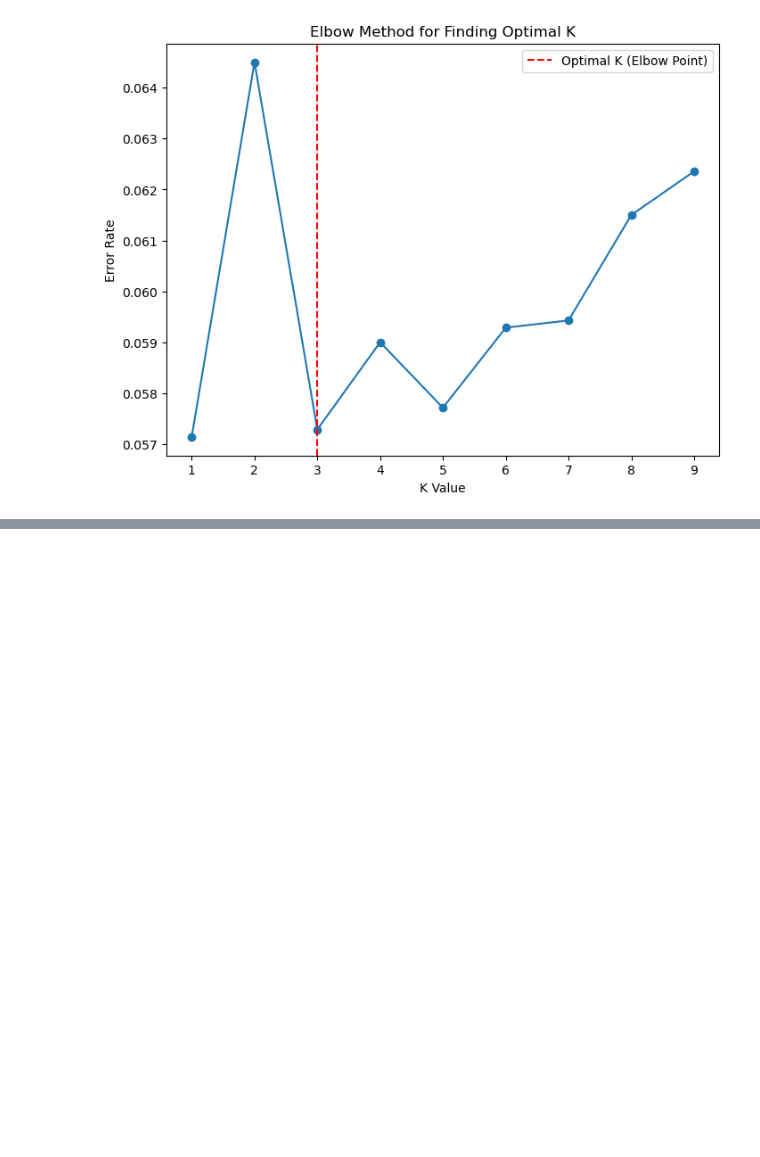
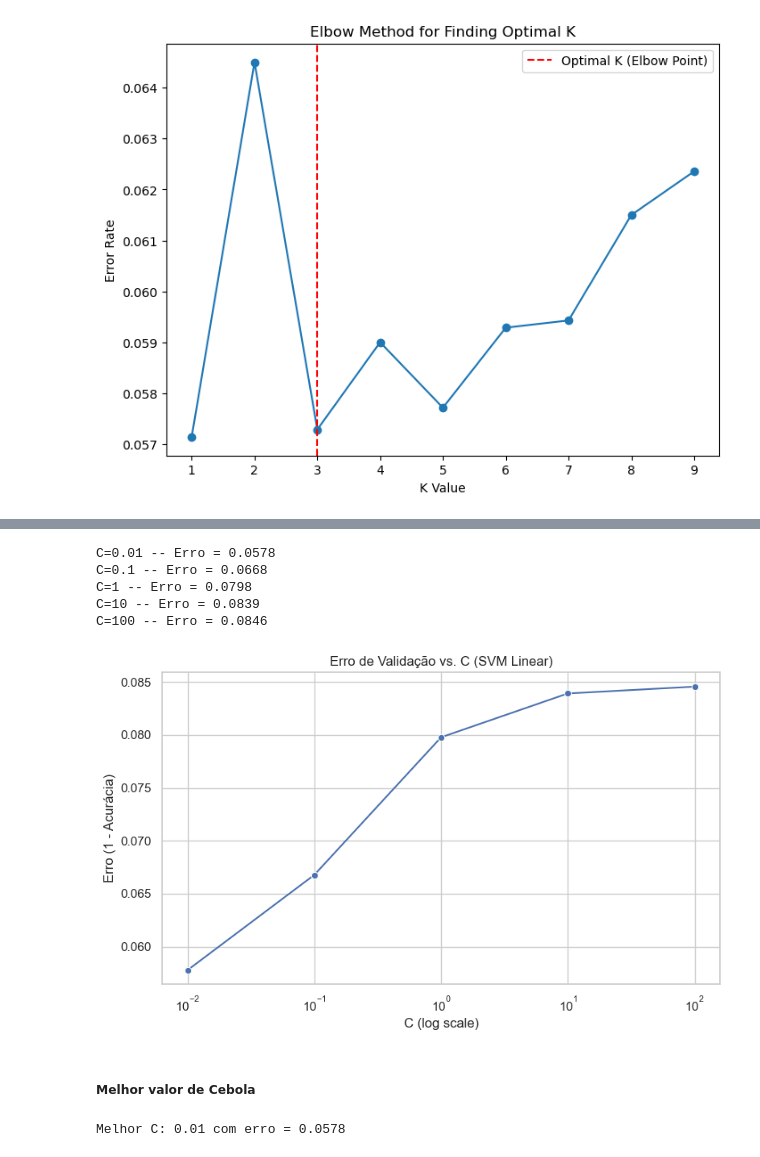
Before and after one commit to Gabp0/computer-vision, a Jupyter notebook: AT4/mnist-classification.ipynb, the cells around one changed output, grey strips where cells are left out. Cells and saved outputs as stored; diff of their text form; code cells hidden in the pictures; blank space fills up the shorter version.

```diff
--- a/AT4/mnist-classification.ipynb
+++ b/AT4/mnist-classification.ipynb
@@ -114,0 +152,12 @@ plt.show()
+# %%
+from sklearn.model_selection import train_test_split
+
+# train, test, valid
+SPLITS = {
+    "train": 0.7,
+    "val": 0.2,
+    "test": 0.1,
+}
+
+train_test_imgs, val_imgs, train_test_labels, val_labels = train_test_split(imgs_svm, labels_svm, test_size=SPLITS["val"])
+train_imgs, test_imgs, train_labels, test_labels = train_test_split(train_test_imgs, train_test_labels, test_size=SPLITS["test"] / (SPLITS["train"] + SPLITS["test"]))
@@ -114,0 +166,6 @@ plt.show()
+# %%
+from sklearn.preprocessing import StandardScaler
+
+scaler_svm = StandardScaler()
+train_images_scaled = scaler_svm.fit_transform(train_imgs.reshape((-1, 28 * 28)))
+val_images_scaled = scaler_svm.transform(val_imgs.reshape((-1, 28 * 28)))
@@ -114,0 +177,42 @@ plt.show()
+# %%
+from sklearn.svm import SVC
+from sklearn.metrics import accuracy_score
+import matplotlib.pyplot as plt
+import seaborn as sns
+
+# Valores de teste de C
+C_values = [0.01, 0.1, 1, 10, 100]
+errors = []
+
+for C in C_values:
+    model = SVC(kernel='linear', C=C)
+    model.fit(train_images_scaled, train_labels)
+    pred_labels = model.predict(val_images_scaled)
+    error_score = 1 - accuracy_score(val_labels, pred_labels)
+    errors.append(error_score)
+    print(f"C={C} -- Erro = {error_score:.4f}")
+
+sns.set(style="whitegrid")
+plt.figure(figsize=(8, 5))
+sns.lineplot(x=C_values, y=errors, marker='o')
+plt.xscale('log')
+plt.xlabel("C (log scale)")
+plt.ylabel("Erro (1 - Acurácia)")
+plt.title("Erro de Validação vs. C (SVM Linear)")
+plt.tight_layout()
+plt.show()
+# %% [output]
+C=0.01 -- Erro = 0.0578
+C=0.1 -- Erro = 0.0668
+C=1 -- Erro = 0.0798
+C=10 -- Erro = 0.0839
+C=100 -- Erro = 0.0846
+[figure, added]
+# %% [markdown]
+##### Melhor valor de Cebola
+# %%
+best_index = np.argmin(errors)
+best_c = C_values[best_index]
+print(f"\nMelhor C: {best_c} com erro = {errors[best_index]:.4f}")
+# %% [output]
+Melhor C: 0.01 com erro = 0.0578
```
Also changed, not shown: parts of 20 cells of this notebook, 1 other file.
